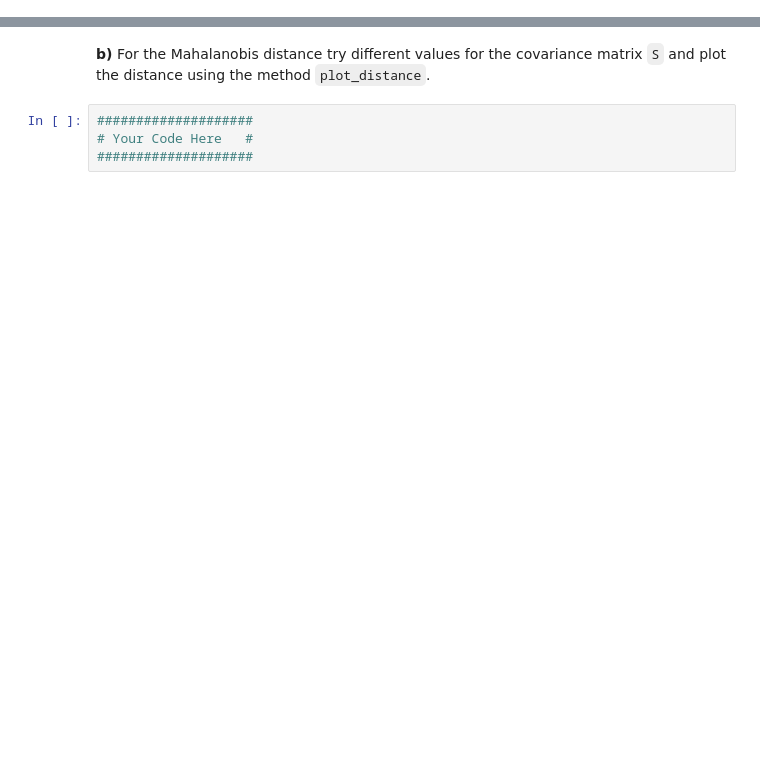
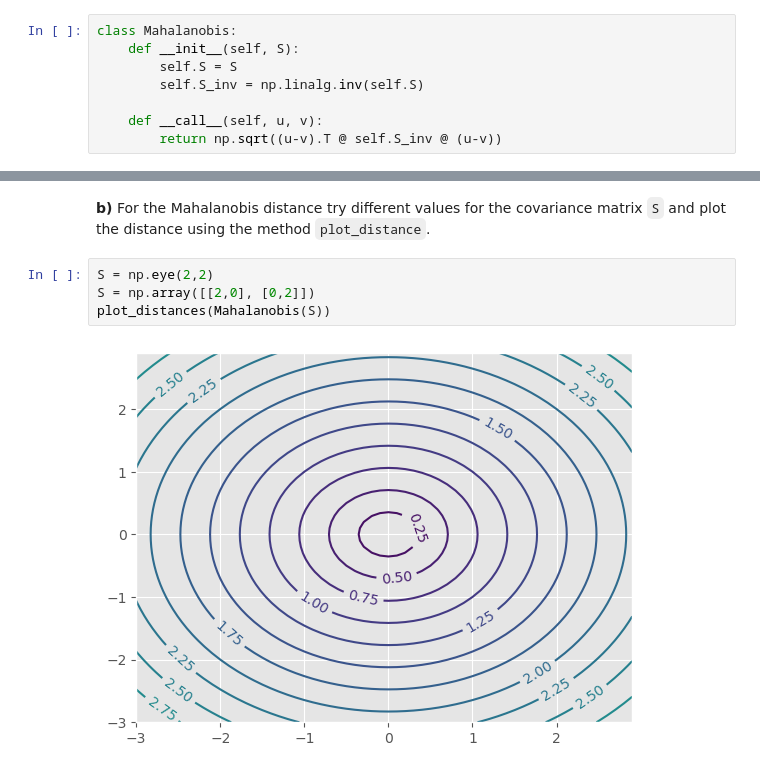
Before and after one commit to aalbayrak394/tsdm, a Jupyter notebook: Exercise_05_Similarity_Intro.ipynb, the cells around one changed output, grey strips where cells are left out. Cells and saved outputs as stored; diff of their text form; blank space fills up the shorter version.

```diff
--- a/Exercise_05_Similarity_Intro.ipynb
+++ b/Exercise_05_Similarity_Intro.ipynb
@@ -81,3 +82,11 @@ $S=\begin{pmatrix}1 & 0.5 \\ 0.5 & 1 \end{pmatrix}$
+# %%
+class Mahalanobis:
+    def __init__(self, S):
+        self.S = S
+        self.S_inv = np.linalg.inv(self.S)
+
+    def __call__(self, u, v):
+        return np.sqrt((u-v).T @ self.S_inv @ (u-v))
 # %%
 S = [[1, .5], [.5, 1]]
 
@@ -186,6 +206,8 @@ def plot_distances(distf, base=np.array([0,0])):
 # %% [markdown]
 **b)** For the Mahalanobis distance try different values for the covariance matrix `S` and plot the distance using the method `plot_distance`.
-# %%
-####################
-# Your Code Here   #
-####################
+# %%
+S = np.eye(2,2)
+S = np.array([[2,0], [0,2]])
+plot_distances(Mahalanobis(S))
+# %% [output]
+[figure, added]
```
Also changed, not shown: parts of 13 cells of this notebook.
